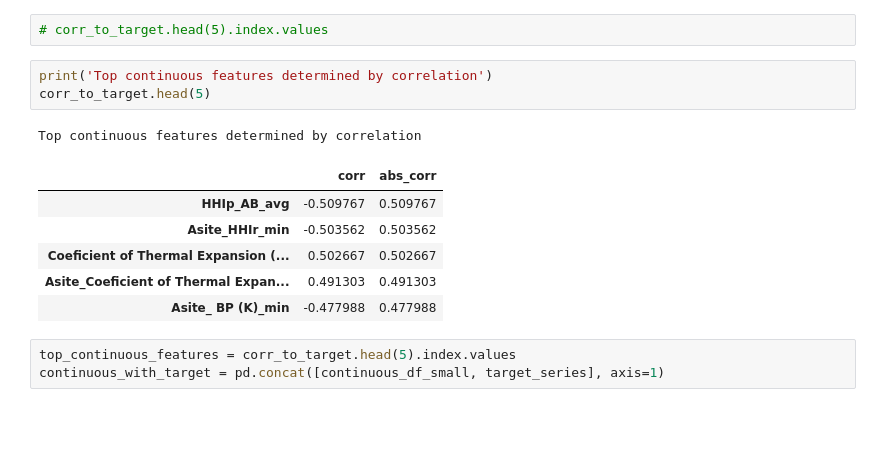
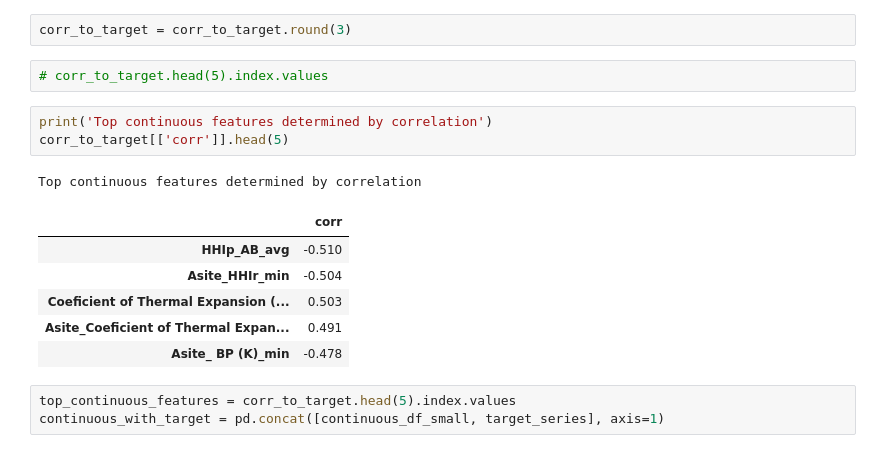
Before and after one commit to lazysjb/perovskite-stability, a Jupyter notebook: notebook/SJ/eda_v2_notebook_version.ipynb, the cells around one changed output. Cells and saved outputs as stored; diff of their text form; blank space fills up the shorter version.

```diff
--- a/notebook/SJ/eda_v2_notebook_version.ipynb
+++ b/notebook/SJ/eda_v2_notebook_version.ipynb
@@ -211,19 +215,21 @@ corr_matrix = pd.concat([continuous_df_small, target_series], axis=1).corr()
 corr_to_target = corr_matrix[TARGET_OF_INTEREST].drop(TARGET_OF_INTEREST).to_frame('corr')
 corr_to_target['abs_corr'] = corr_to_target['corr'].abs()
 corr_to_target = corr_to_target.sort_values('abs_corr', ascending=False)
+# %%
+corr_to_target = corr_to_target.round(3)
 # %%
 # corr_to_target.head(5).index.values
 # %%
 print('Top continuous features determined by correlation')
-corr_to_target.head(5)
+corr_to_target[['corr']].head(5)
 # %% [output]
 Top continuous features determined by correlation
-|  | corr | abs_corr |
-| HHIp_AB_avg | -0.509767 | 0.509767 |
-| Asite_HHIr_min | -0.503562 | 0.503562 |
-| Coeficient of Thermal Expansion (... | 0.502667 | 0.502667 |
-| Asite_Coeficient of Thermal Expan... | 0.491303 | 0.491303 |
-| Asite_ BP (K)_min | -0.477988 | 0.477988 |
+|  | corr |
+| HHIp_AB_avg | -0.510 |
+| Asite_HHIr_min | -0.504 |
+| Coeficient of Thermal Expansion (... | 0.503 |
+| Asite_Coeficient of Thermal Expan... | 0.491 |
+| Asite_ BP (K)_min | -0.478 |
 # %%
 top_continuous_features = corr_to_target.head(5).index.values
 continuous_with_target = pd.concat([continuous_df_small, target_series], axis=1)
```
Also changed, not shown: parts of 4 cells of this notebook, 2 other files.
